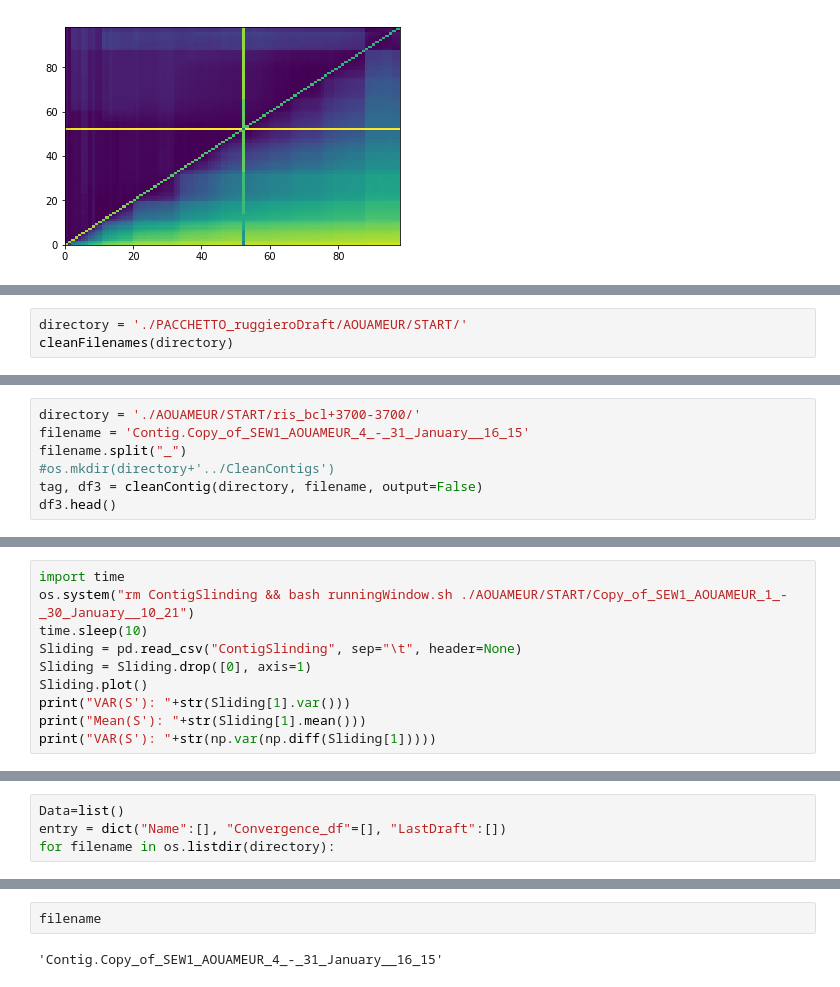
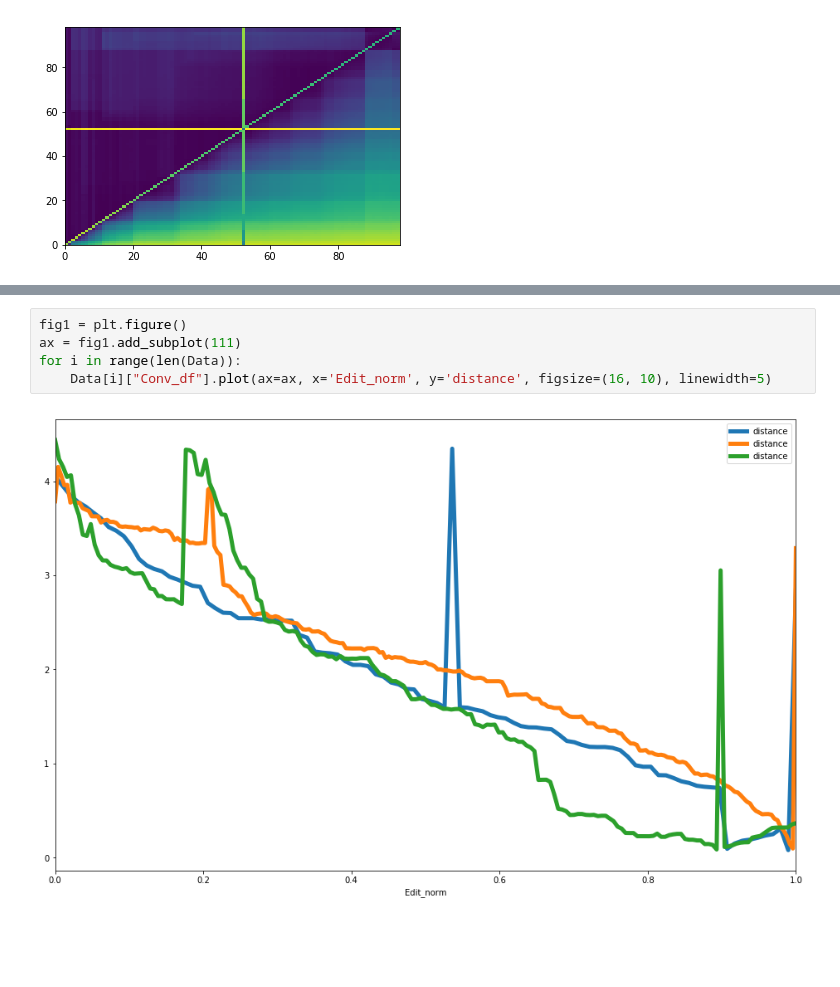
Before and after one commit to losardor/DraftAnalysis, a Jupyter notebook: PACCHETTO_ruggieroDraft/DraftViz.ipynb, the cells around one changed output, grey strips where cells are left out. Drawn from its saved outputs; the diff is of its cells as text; blank space fills up the shorter version.

Commit message:
Compiled data organizer: minor changes

```diff
--- a/PACCHETTO_ruggieroDraft/DraftViz.ipynb
+++ b/PACCHETTO_ruggieroDraft/DraftViz.ipynb
@@ -167,3 +83,0 @@ df2.plot(y='distance', use_index=True)
-# %%
-directory = './PACCHETTO_ruggieroDraft/AOUAMEUR/START/'
-cleanFilenames(directory)
@@ -188,7 +83,0 @@ Copy_of_SEW1_AOUAMEUR_4_-_31_January__15_08
-# %%
-directory = './AOUAMEUR/START/ris_bcl+3700-3700/'
-filename = 'Contig.Copy_of_SEW1_AOUAMEUR_4_-_31_January__16_15'
-filename.split("_")
-#os.mkdir(directory+'../CleanContigs')
-tag, df3 = cleanContig(directory, filename, output=False)
-df3.head()
@@ -217,10 +83,0 @@ ax.legend(['COLLIAUX', 'VALDANO', 'AOUAMEUR'])
-# %%
-import time
-os.system("rm ContigSlinding && bash runningWindow.sh ./AOUAMEUR/START/Copy_of_SEW1_AOUAMEUR_1_-_30_January__10_21")
-time.sleep(10)
-Sliding = pd.read_csv("ContigSlinding", sep="\t", header=None)
-Sliding = Sliding.drop([0], axis=1)
-Sliding.plot()
-print("VAR(S'): "+str(Sliding[1].var()))
-print("Mean(S'): "+str(Sliding[1].mean()))
-print("VAR(S'): "+str(np.var(np.diff(Sliding[1]))))
@@ -238,5 +84 @@ VAR(S'): 0.5944378698224851
-# %%
-Data=list()
-entry = dict("Name":[], "Convergence_df"=[], "LastDraft":[])
-for filename in os.listdir(directory):
 # %%
@@ -302,4 +127,7 @@ Data[2][""]
-# %%
-filename
-# %% [output]
-'Contig.Copy_of_SEW1_AOUAMEUR_4_-_31_January__16_15'
+# %%
+fig1 = plt.figure()
+ax = fig1.add_subplot(111)
+for i in range(len(Data)):
+    Data[i]["Conv_df"].plot(ax=ax, x='Edit_norm', y='distance', figsize=(16, 10), linewidth=5)
+# %% [output]
+[figure, added]
```
Also changed, not shown: parts of 13 cells of this notebook, 1 other file.
